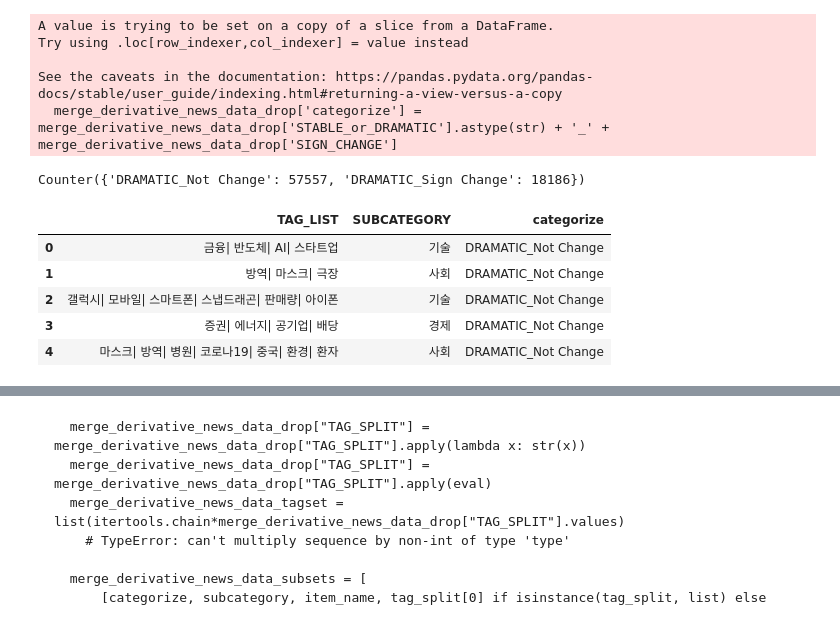
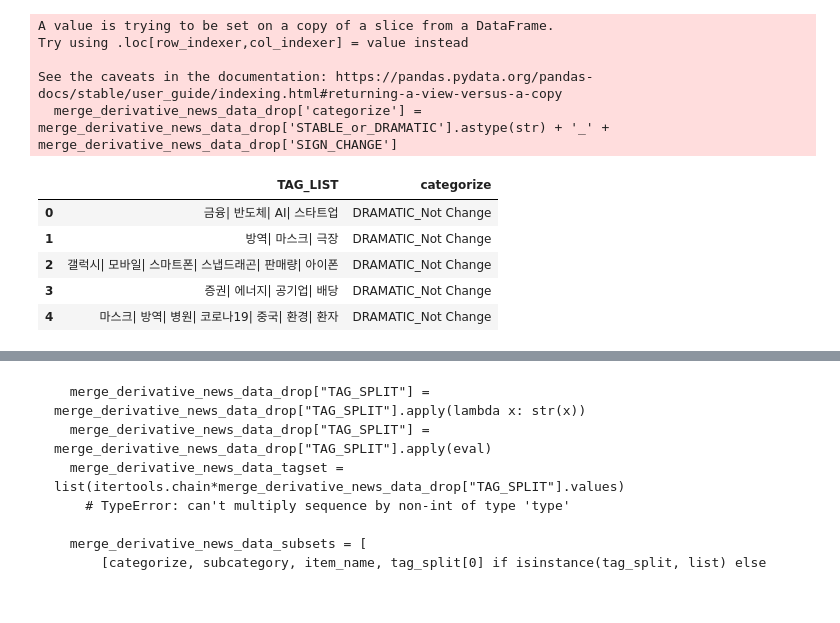
Before and after one commit to ksydata/MiraeAssetHackathon, a Jupyter notebook: [derivative_news_data]_2_AprioriRules.ipynb, the cells around one changed output, grey strips where cells are left out. Saved outputs shown, nothing was run; the diff lists cells and outputs as text; code cells hidden in the pictures.

```diff
--- a/[derivative_news_data]_2_AprioriRules.ipynb
+++ b/[derivative_news_data]_2_AprioriRules.ipynb
@@ -76,20 +99,16 @@ Try using .loc[row_indexer,col_indexer] = value instead
 
 See the caveats in the documentation: https://pandas.pydata.org/pandas-docs/stable/user_guide/indexing.html#returning-a-view-versus-a-copy
   merge_derivative_news_data_drop['categorize'] = merge_derivative_news_data_drop['STABLE_or_DRAMATIC'].astype(str) + '_' + merge_derivative_news_data_drop['SIGN_CHANGE']
-# %%
-Counter(merge_derivative_news_data_drop['categorize'])
-# %% [output]
-Counter({'DRAMATIC_Not Change': 57557, 'DRAMATIC_Sign Change': 18186})
 # %%
-merge_derivative_news_data_drop[["TAG_LIST", "SUBCATEGORY", "categorize"]].head()
-  # "ITEM_NAME"
+merge_derivative_news_data_drop[["TAG_LIST", "categorize"]].head()
+  # "SUBCATEGORY", "ITEM_NAME"
 # %% [output]
-|  | TAG_LIST | SUBCATEGORY | categorize |
-| 0 | 금융| 반도체| AI| 스타트업 | 기술 | DRAMATIC_Not Change |
-| 1 | 방역| 마스크| 극장 | 사회 | DRAMATIC_Not Change |
-| 2 | 갤럭시| 모바일| 스마트폰| 스냅드래곤| 판매량| 아이폰 | 기술 | DRAMATIC_Not Change |
-| 3 | 증권| 에너지| 공기업| 배당 | 경제 | DRAMATIC_Not Change |
-| 4 | 마스크| 방역| 병원| 코로나19| 중국| 환경| 환자 | 사회 | DRAMATIC_Not Change |
+|  | TAG_LIST | categorize |
+| 0 | 금융| 반도체| AI| 스타트업 | DRAMATIC_Not Change |
+| 1 | 방역| 마스크| 극장 | DRAMATIC_Not Change |
+| 2 | 갤럭시| 모바일| 스마트폰| 스냅드래곤| 판매량| 아이폰 | DRAMATIC_Not Change |
+| 3 | 증권| 에너지| 공기업| 배당 | DRAMATIC_Not Change |
+| 4 | 마스크| 방역| 병원| 코로나19| 중국| 환경| 환자 | DRAMATIC_Not Change |
 # %%
 # apriory하기 위해 2차원 배열로 변경
 merge_derivative_news_data_drop["TAG_SPLIT"] = merge_derivative_news_data_drop.TAG_LIST.str.split('|')
```
Also changed, not shown: parts of 9 cells of this notebook.
